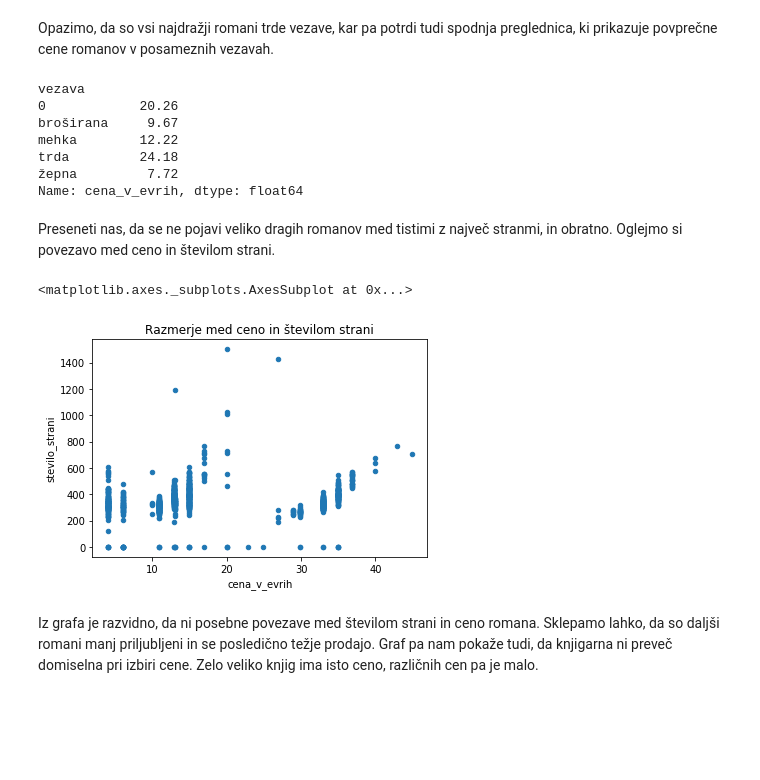
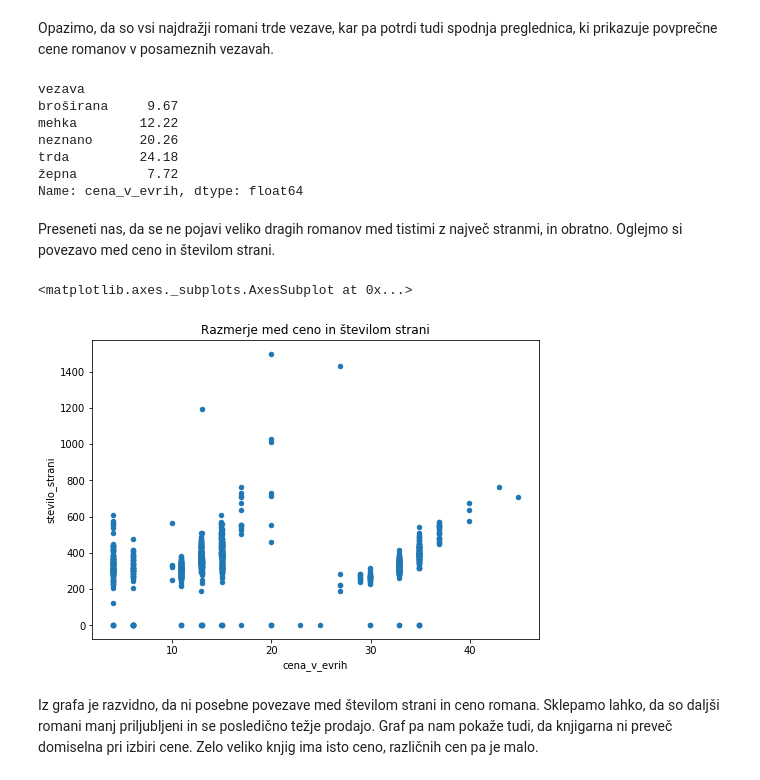
Before and after one commit to sipeckatarina/prog1_projektna, a Jupyter notebook: Analiza_romanov.ipynb, the cells around one changed output. Saved outputs shown, nothing was run; the diff lists cells and outputs as text; code cells hidden in the pictures; blank space fills up the shorter version.

```diff
--- a/Analiza_romanov.ipynb
+++ b/Analiza_romanov.ipynb
@@ -30,0 +18,3 @@ romani
+# %%
+romani[['naslov','avtor','dimenzije','prevajalec','vezava','zalozba']] = romani[['naslov','avtor','dimenzije','prevajalec','vezava','zalozba']].replace('0','neznano')
+romani[['naslov','avtor','dimenzije','prevajalec','vezava','zalozba']].replace('0','neznano')
@@ -83,9 +87,9 @@ Opazimo, da so vsi najdražji romani trde vezave, kar pa potrdi tudi spodnja pre
 round(romani_po_vezavi.cena_v_evrih.mean(), 2)
 # %% [output]
 vezava
-0            20.26
 broširana     9.67
 mehka        12.22
+neznano      20.26
 trda         24.18
 žepna         7.72
 Name: cena_v_evrih, dtype: float64
@@ -94,11 +98,12 @@ Preseneti nas, da se ne pojavi veliko dragih romanov med tistimi z največ stran
 # %%
 romani[romani.stevilo_strani < 150000].plot.scatter(
     x='cena_v_evrih',
     y='stevilo_strani',
-    title='Razmerje med ceno in številom strani')
+    title='Razmerje med ceno in številom strani',
+    figsize=(8,5.5))
 # %% [output]
 <matplotlib.axes._subplots.AxesSubplot at 0x...>
-[figure, old version]
+[figure, new version]
 # %% [markdown]
 Iz grafa je razvidno, da ni posebne povezave med številom strani in ceno romana. Sklepamo lahko, da so daljši romani manj priljubljeni in se posledično težje prodajo.
 Graf pa nam pokaže tudi, da knjigarna ni preveč domiselna pri izbiri cene. Zelo veliko knjig ima isto ceno, različnih cen pa je malo.
```
Also changed, not shown: parts of 10 cells of this notebook, 1 other file.
